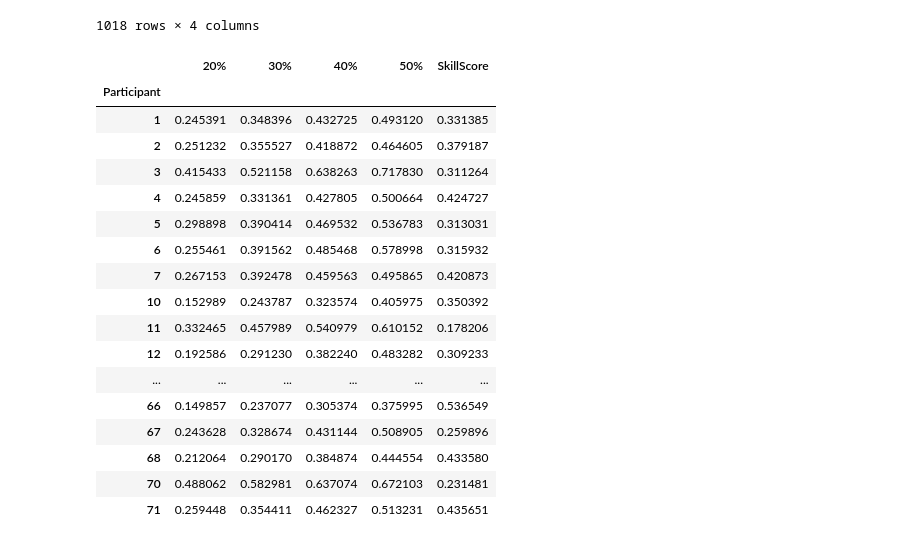
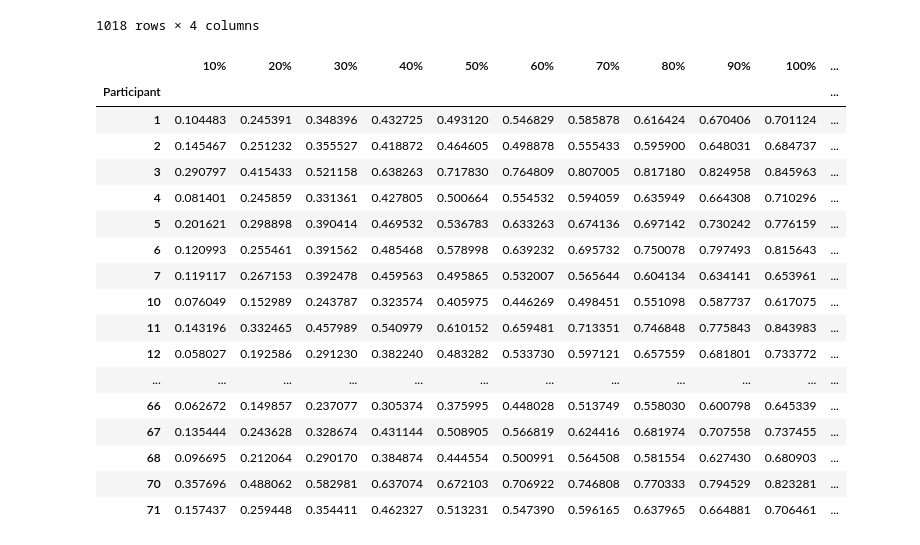
Before and after one commit to brains-on-code/NoviceVsExpert, a Jupyter notebook: dataEvaluation/RQ1_Eyetracking.ipynb, the cells around one changed output. Cells and saved outputs as stored; diff of their text form; code cells hidden in the pictures.

```diff
--- a/dataEvaluation/RQ1_Eyetracking.ipynb
+++ b/dataEvaluation/RQ1_Eyetracking.ipynb
@@ -999,62 +992,97 @@ df_behavioral
 | 1070 | 71 | ArrayAverage | 8.310264 | 0.435651 |
 1018 rows × 4 columns
 # %%
+# merge dataframes together to access every possible combination of participant, algorithm and duration,skillscore
 df_combined = pd.merge(df_line_fixation_per_participant, df_snippet_length, on=["Algorithm"])
 df_combined = pd.merge(df_combined, df_behavioral, on=["Participant", "Algorithm"])
+
+# transform the data to seconds
 df_combined["FixationStart"] = df_combined["FixationStart"] / 1000.0
 df_combined["FixationEnd"] = df_combined["FixationEnd"] / 1000.0
 
-
+# Helper function to calculate the coverage of LOC after 'percentage' percent from the whole duration
 def loc_coverage_after_time_percentage(df, percentage):
     end_duration = df["Duration"].iloc[0]
     loc = df["LOC"].iloc[0]
     max_duration = end_duration * percentage
     df_filtered = df[df["FixationEnd"] <= max_duration]
     unique_loc = df_filtered["LineNumber"].nunique()
     return unique_loc / loc
 
+# calculate LOC coverage after a certain percentage of the duration
+df_10 = df_combined.groupby(["Algorithm", "Participant"]).apply(lambda df : loc_coverage_after_time_percentage(df, 0.1))
 df_20 = df_combined.groupby(["Algorithm", "Participant"]).apply(lambda df : loc_coverage_after_time_percentage(df, 0.2))
+df_30 = df_combined.groupby(["Algorithm", "Participant"]).apply(lambda df : loc_coverage_after_time_percentage(df, 0.3))
+df_40 = df_combined.groupby(["Algorithm", "Participant"]).apply(lambda df : loc_coverage_after_time_percentage(df, 0.4))
+df_50 = df_combined.groupby(["Algorithm", "Participant"]).apply(lambda df : loc_coverage_after_time_percentage(df, 0.5))
+df_60 = df_combined.groupby(["Algorithm", "Participant"]).apply(lambda df : loc_coverage_after_time_percentage(df, 0.6))
+df_70 = df_combined.groupby(["Algorithm", "Participant"]).apply(lambda df : loc_coverage_after_time_percentage(df, 0.7))
+df_80 = df_combined.groupby(["Algorithm", "Participant"]).apply(lambda df : loc_coverage_after_time_percentage(df, 0.8))
+df_90 = df_combined.groupby(["Algorithm", "Participant"]).apply(lambda df : loc_coverage_after_time_percentage(df, 0.9))
+df_100 = df_combined.groupby(["Algorithm", "Participant"]).apply(lambda df : loc_coverage_after_time_percentage(df, 1.))
+
+df_10 = df_10.reset_index()
 df_20 = df_20.reset_index()
+df_30 = df_30.reset_index()
+df_40 = df_40.reset_index()
+df_50 = df_50.reset_index()
+df_60 = df_60.reset_index()
+df_70 = df_70.reset_index()
+df_80 = df_80.reset_index()
+df_90 = df_90.reset_index()
+df_100 = df_100.reset_index()
 
-df_30 = df_combined.groupby(["Algorithm", "Participant"]).apply(lambda df : loc_coverage_after_time_percentage(df, 0.3))
-df_30 = df_30.reset_index()
 
-df_40 = df_combined.groupby(["Algorithm", "Participant"]).apply(lambda df : loc_coverage_after_time_percentage(df, 0.4))
-df_40 = df_40.reset_index()
-
-df_50 = df_combined.groupby(["Algorithm", "Participant"]).apply(lambda df : loc_coverage_after_time_percentage(df, 0.5))
-df_50 = df_50.reset_index()
-
+df_10 = df_10.groupby(["Participant"]).mean().values.reshape(37, )
 df_20 = df_20.groupby(["Participant"]).mean().values.reshape(37, )
 df_30 = df_30.groupby(["Participant"]).mean().values.reshape(37, )
 df_40 = df_40.groupby(["Participant"]).mean().values.reshape(37, )
 df_50 = df_50.groupby(["Participant"]).mean().values.reshape(37, )
+df_60 = df_60.groupby(["Participant"]).mean().values.reshape(37, )
+df_70 = df_70.groupby(["Participant"]).mean().values.reshape(37, )
+df_80 = df_80.groupby(["Participant"]).mean().values.reshape(37, )
+df_90 = df_90.groupby(["Participant"]).mean().values.reshape(37, )
+df_100 = df_100.groupby(["Participant"]).mean().values.reshape(37, )
 
-
+# extract the raw skillscore per participant
 df_skill = df_behavioral[["Participant", "SkillScore"]]
 df_skill = df_skill.drop_duplicates()
 
-df_code_coverage = pd.DataFrame({"Participant": participants, "20%": df_20, "30%": df_30, "40%": df_40, "50%": df_50})
+# create a dataframe with all the LOC coverage and Participant
+df_code_coverage = pd.DataFrame({"Participant": participants,
+                                 "10%" : df_10,
+                                 "20%" : df_20,
+                                 "30%" : df_30,
+                                 "40%" : df_40,
+                                 "50%" : df_50,
+                                 "60%" : df_60,
+                                 "70%" : df_70,
+                                 "80%" : df_80,
+                                 "90%" : df_90,
+                                 "100%" : df_100})
+
 df_code_coverage.set_index("Participant", inplace=True, drop=True)
+
+# Merge LOC coverage with skillscore with correlations
 df_code_coverage = pd.merge(df_code_coverage, df_skill, on=["Participant"])
 df_code_coverage.set_index("Participant", inplace=True, drop=True)
 df_code_coverage
 # %% [output]
-|  | 20% | 30% | 40% | 50% | SkillScore |
-| Participant |  |  |  |  |  |
-| 1 | 0.245391 | 0.348396 | 0.432725 | 0.493120 | 0.331385 |
-| 2 | 0.251232 | 0.355527 | 0.418872 | 0.464605 | 0.379187 |
-| 3 | 0.415433 | 0.521158 | 0.638263 | 0.717830 | 0.311264 |
-| 4 | 0.245859 | 0.331361 | 0.427805 | 0.500664 | 0.424727 |
-| 5 | 0.298898 | 0.390414 | 0.469532 | 0.536783 | 0.313031 |
-| 6 | 0.255461 | 0.391562 | 0.485468 | 0.578998 | 0.315932 |
-| 7 | 0.267153 | 0.392478 | 0.459563 | 0.495865 | 0.420873 |
-| 10 | 0.152989 | 0.243787 | 0.323574 | 0.405975 | 0.350392 |
-| 11 | 0.332465 | 0.457989 | 0.540979 | 0.610152 | 0.178206 |
-| 12 | 0.192586 | 0.291230 | 0.382240 | 0.483282 | 0.309233 |
-| ... | ... | ... | ... | ... | ... |
-| 66 | 0.149857 | 0.237077 | 0.305374 | 0.375995 | 0.536549 |
-| 67 | 0.243628 | 0.328674 | 0.431144 | 0.508905 | 0.259896 |
-| 68 | 0.212064 | 0.290170 | 0.384874 | 0.444554 | 0.433580 |
-| 70 | 0.488062 | 0.582981 | 0.637074 | 0.672103 | 0.231481 |
-| 71 | 0.259448 | 0.354411 | 0.462327 | 0.513231 | 0.435651 |
+|  | 10% | 20% | 30% | 40% | 50% | 60% | 70% | 80% | 90% | 100% | ... |
+| Participant |  |  |  |  |  |  |  |  |  |  | ... |
+| 1 | 0.104483 | 0.245391 | 0.348396 | 0.432725 | 0.493120 | 0.546829 | 0.585878 | 0.616424 | 0.670406 | 0.701124 | ... |
+| 2 | 0.145467 | 0.251232 | 0.355527 | 0.418872 | 0.464605 | 0.498878 | 0.555433 | 0.595900 | 0.648031 | 0.684737 | ... |
+| 3 | 0.290797 | 0.415433 | 0.521158 | 0.638263 | 0.717830 | 0.764809 | 0.807005 | 0.817180 | 0.824958 | 0.845963 | ... |
+| 4 | 0.081401 | 0.245859 | 0.331361 | 0.427805 | 0.500664 | 0.554532 | 0.594059 | 0.635949 | 0.664308 | 0.710296 | ... |
+| 5 | 0.201621 | 0.298898 | 0.390414 | 0.469532 | 0.536783 | 0.633263 | 0.674136 | 0.697142 | 0.730242 | 0.776159 | ... |
+| 6 | 0.120993 | 0.255461 | 0.391562 | 0.485468 | 0.578998 | 0.639232 | 0.695732 | 0.750078 | 0.797493 | 0.815643 | ... |
+| 7 | 0.119117 | 0.267153 | 0.392478 | 0.459563 | 0.495865 | 0.532007 | 0.565644 | 0.604134 | 0.634141 | 0.653961 | ... |
+| 10 | 0.076049 | 0.152989 | 0.243787 | 0.323574 | 0.405975 | 0.446269 | 0.498451 | 0.551098 | 0.587737 | 0.617075 | ... |
+| 11 | 0.143196 | 0.332465 | 0.457989 | 0.540979 | 0.610152 | 0.659481 | 0.713351 | 0.746848 | 0.775843 | 0.843983 | ... |
+| 12 | 0.058027 | 0.192586 | 0.291230 | 0.382240 | 0.483282 | 0.533730 | 0.597121 | 0.657559 | 0.681801 | 0.733772 | ... |
+| ... | ... | ... | ... | ... | ... | ... | ... | ... | ... | ... | ... |
+| 66 | 0.062672 | 0.149857 | 0.237077 | 0.305374 | 0.375995 | 0.448028 | 0.513749 | 0.558030 | 0.600798 | 0.645339 | ... |
+| 67 | 0.135444 | 0.243628 | 0.328674 | 0.431144 | 0.508905 | 0.566819 | 0.624416 | 0.681974 | 0.707558 | 0.737455 | ... |
+| 68 | 0.096695 | 0.212064 | 0.290170 | 0.384874 | 0.444554 | 0.500991 | 0.564508 | 0.581554 | 0.627430 | 0.680903 | ... |
+| 70 | 0.357696 | 0.488062 | 0.582981 | 0.637074 | 0.672103 | 0.706922 | 0.746808 | 0.770333 | 0.794529 | 0.823281 | ... |
+| 71 | 0.157437 | 0.259448 | 0.354411 | 0.462327 | 0.513231 | 0.547390 | 0.596165 | 0.637965 | 0.664881 | 0.706461 | ... |
```
Also changed, not shown: parts of 12 cells of this notebook, 7 other files.
